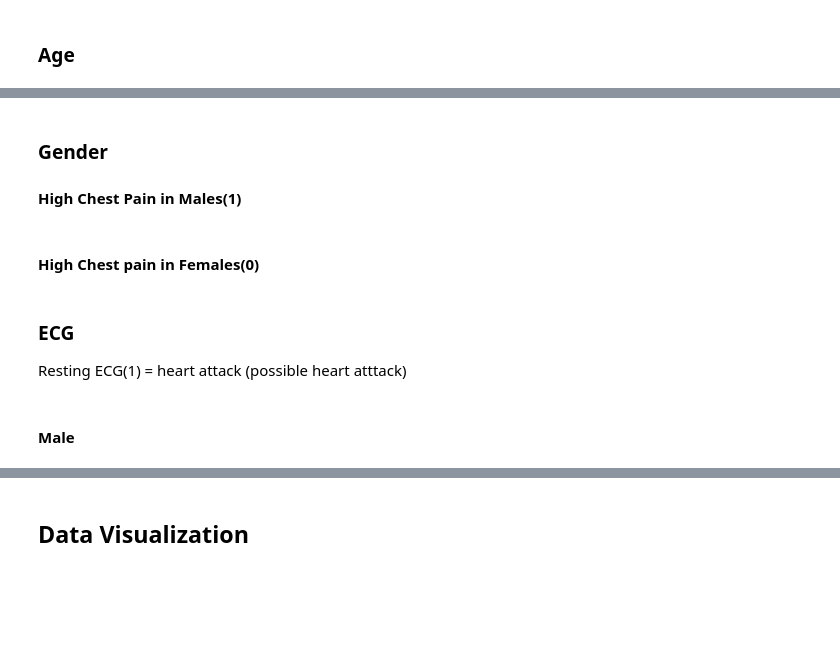
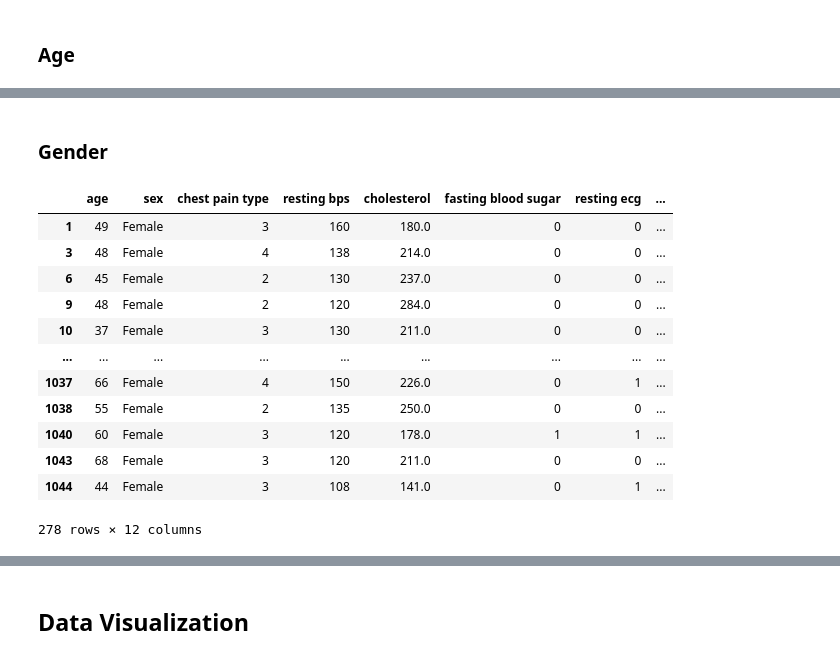
Before and after one commit to Astro0re/Data, a Jupyter notebook: Heart Disease/Heart Disease analysis.ipynb, the cells around one changed output, grey strips where cells are left out. Saved outputs shown, nothing was run; the diff lists cells and outputs as text; code cells hidden in the pictures; blank space fills up the shorter version.

```diff
--- a/Heart Disease/Heart Disease analysis.ipynb
+++ b/Heart Disease/Heart Disease analysis.ipynb
@@ -175,11 +205,22 @@ Age_Old[Age_Old['max heart rate'] > 142]
 # %% [markdown]
 ### Gender
-#### High Chest Pain in Males(1)
 # %%
 Male = Hrt[(Hrt['sex'] == 'Male' )]
 Male
 # %%
-# High Chest Pain
-Male[Male['chest pain type'] >= 3]
+Female = Hrt[(Hrt['sex'] == 'Female' )]
+Female
+# %% [output]
+|  | age | sex | chest pain type | resting bps | cholesterol | fasting blood sugar | resting ecg | ... |
+| 1 | 49 | Female | 3 | 160 | 180.0 | 0 | 0 | ... |
+| 3 | 48 | Female | 4 | 138 | 214.0 | 0 | 0 | ... |
+| 6 | 45 | Female | 2 | 130 | 237.0 | 0 | 0 | ... |
+| 9 | 48 | Female | 2 | 120 | 284.0 | 0 | 0 | ... |
+| 10 | 37 | Female | 3 | 130 | 211.0 | 0 | 0 | ... |
+| ... | ... | ... | ... | ... | ... | ... | ... | ... |
+| 1037 | 66 | Female | 4 | 150 | 226.0 | 0 | 1 | ... |
+| 1038 | 55 | Female | 2 | 135 | 250.0 | 0 | 0 | ... |
+| 1040 | 60 | Female | 3 | 120 | 178.0 | 1 | 1 | ... |
+| 1043 | 68 | Female | 3 | 120 | 211.0 | 0 | 0 | ... |
+| 1044 | 44 | Female | 3 | 108 | 141.0 | 0 | 1 | ... |
+278 rows × 12 columns
-# %% [markdown]
-#### High Chest pain in Females(0)
@@ -192,5 +226,0 @@ Female[Female['chest pain type'] >= 3 ]
-# %% [markdown]
-### ECG
-Resting ECG(1) = heart attack (possible heart atttack)
-# %% [markdown]
-#### Male
```
Also changed, not shown: parts of 55 cells of this notebook, 1 other file.
